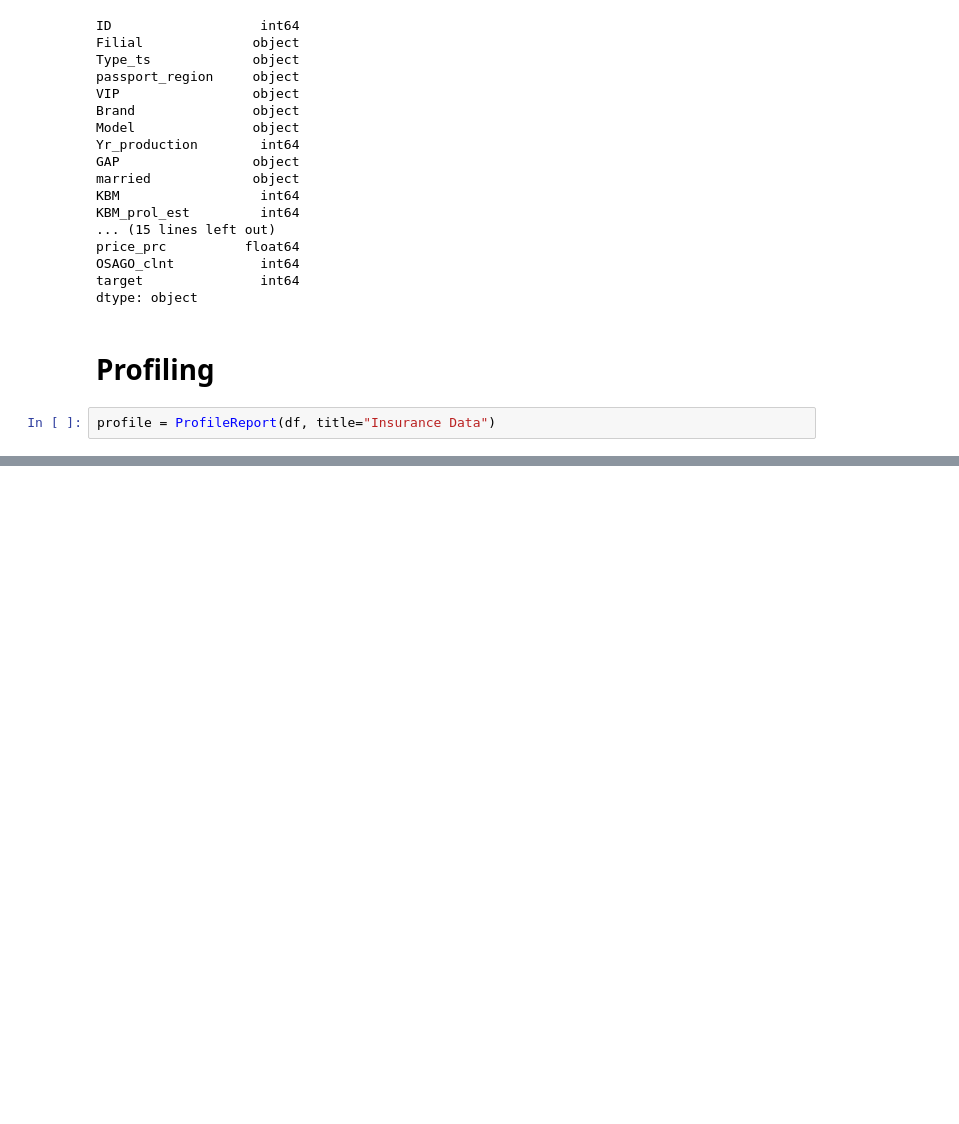
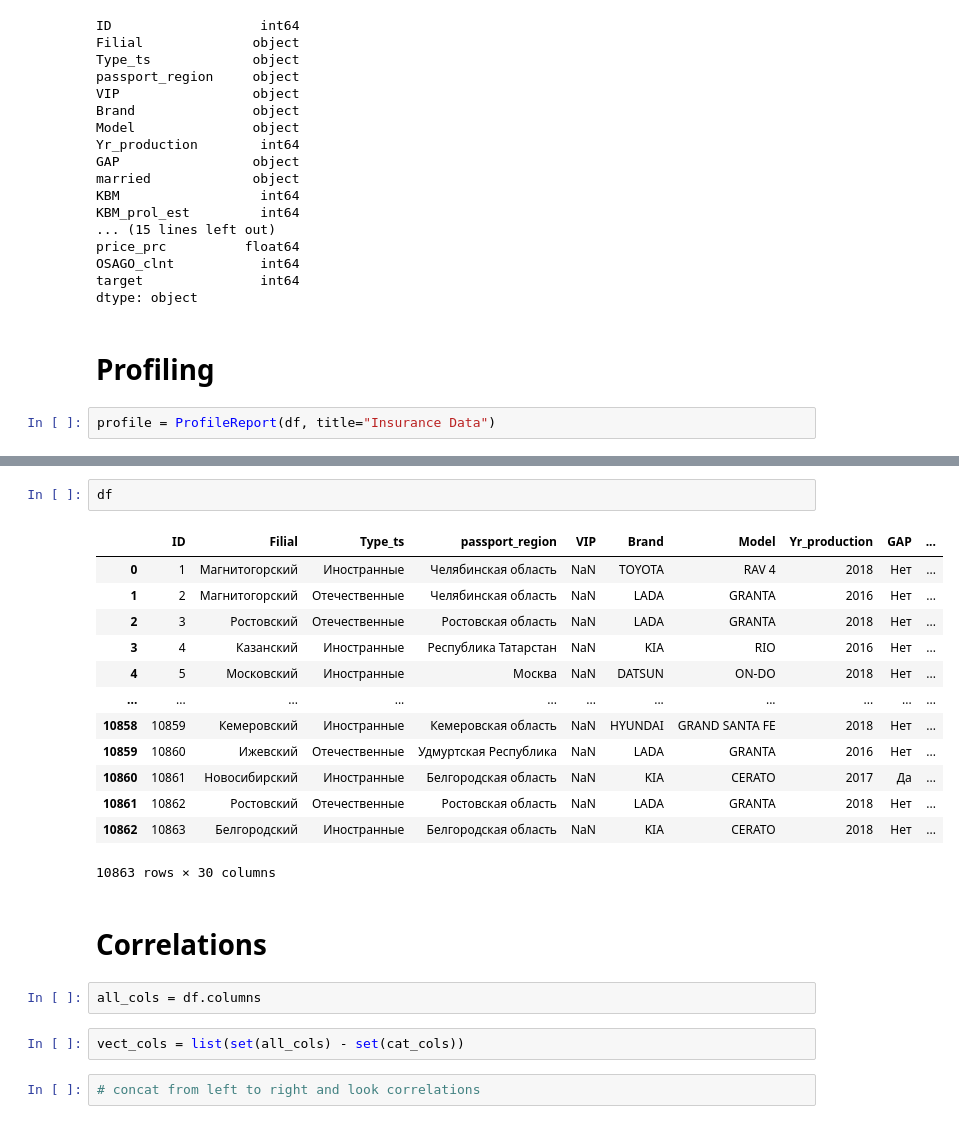
Before and after one commit to damnpav/insurance_task, a Jupyter notebook: notebooks/0_EDA.ipynb, the cells around one changed output, grey strips where cells are left out. Drawn from its saved outputs; the diff is of its cells as text; blank space fills up the shorter version.

```diff
--- a/notebooks/0_EDA.ipynb
+++ b/notebooks/0_EDA.ipynb
@@ -37,0 +89,24 @@ profile
+# %%
+df
+# %% [output]
+|  | ID | Filial | Type_ts | passport_region | VIP | Brand | Model | Yr_production | GAP | ... |
+| 0 | 1 | Магнитогорский | Иностранные | Челябинская область | NaN | TOYOTA | RAV 4 | 2018 | Нет | ... |
+| 1 | 2 | Магнитогорский | Отечественные | Челябинская область | NaN | LADA | GRANTA | 2016 | Нет | ... |
+| 2 | 3 | Ростовский | Отечественные | Ростовская область | NaN | LADA | GRANTA | 2018 | Нет | ... |
+| 3 | 4 | Казанский | Иностранные | Республика Татарстан | NaN | KIA | RIO | 2016 | Нет | ... |
+| 4 | 5 | Московский | Иностранные | Москва | NaN | DATSUN | ON-DO | 2018 | Нет | ... |
+| ... | ... | ... | ... | ... | ... | ... | ... | ... | ... | ... |
+| 10858 | 10859 | Кемеровский | Иностранные | Кемеровская область | NaN | HYUNDAI | GRAND SANTA FE | 2018 | Нет | ... |
+| 10859 | 10860 | Ижевский | Отечественные | Удмуртская Республика | NaN | LADA | GRANTA | 2016 | Нет | ... |
+| 10860 | 10861 | Новосибирский | Иностранные | Белгородская область | NaN | KIA | CERATO | 2017 | Да | ... |
+| 10861 | 10862 | Ростовский | Отечественные | Ростовская область | NaN | LADA | GRANTA | 2018 | Нет | ... |
+| 10862 | 10863 | Белгородский | Иностранные | Белгородская область | NaN | KIA | CERATO | 2018 | Нет | ... |
+10863 rows × 30 columns
+# %% [markdown]
+# Correlations
+# %%
+all_cols = df.columns
+# %%
+vect_cols = list(set(all_cols) - set(cat_cols))
+# %%
+# concat from left to right and look correlations
```
Also changed, not shown: parts of 9 cells of this notebook.
